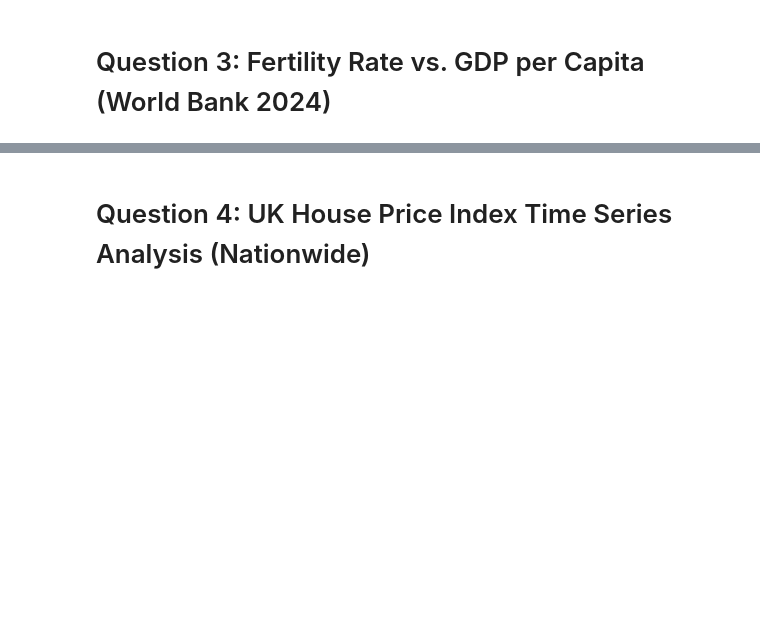
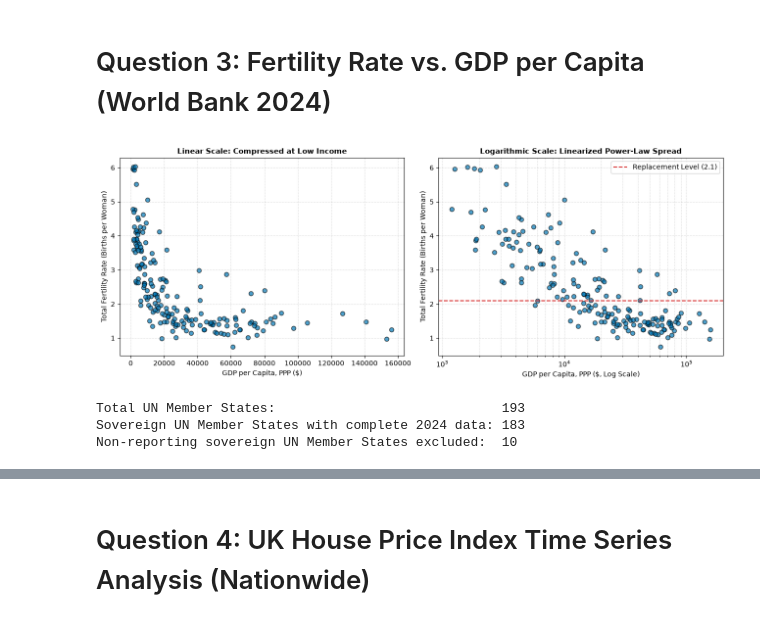
Before and after one commit to Alaindeve1/DIAML_3, a Jupyter notebook: nalain_DIAML_Assignment3.ipynb, the cells around one changed output, grey strips where cells are left out. Cells and saved outputs as stored; diff of their text form; code cells hidden in the pictures; blank space fills up the shorter version.

```diff
--- a/nalain_DIAML_Assignment3.ipynb
+++ b/nalain_DIAML_Assignment3.ipynb
@@ -205,7 +309,7 @@ plt.show()
 # %% [markdown]
 # Question 3: Fertility Rate vs. GDP per Capita (World Bank 2024)
 # %%
-# (a) Load 2024 World Bank data via API for UN Member States and plot Fertility Rate vs. GDP per Capita (PPP)
+# (a) Load 2024 World Bank data via API for UN Member States and compare Linear vs. Logarithmic scales
 import json
 import urllib.request
 import matplotlib.pyplot as plt
@@ -214,7 +318,6 @@ import pandas as pd
 from scipy import stats
 
 # 1. Official 193 United Nations Member States (ISO-3 codes)
-# Source: United Nations Member States (https://www.un.org/en/about-us/member-states)
 un_member_codes = {
     'AFG', 'ALB', 'DZA', 'AND', 'AGO', 'ATG', 'ARG', 'ARM', 'AUS', 'AUT', 'AZE',
     'BHS', 'BHR', 'BGD', 'BRB', 'BLR', 'BEL', 'BLZ', 'BEN', 'BTN', 'BOL', 'BIH',
@@ -236,61 +339,66 @@ un_member_codes = {
     'VUT', 'VEN', 'VNM', 'YEM', 'ZMB', 'ZWE'
 }
 
-assert len(un_member_codes) == 193, 'The UN Member State set must contain 193 codes.'
-
 # 2. Fetch indicators from World Bank API for 2024
 def fetch_world_bank_data(indicator_id):
     api_url = f"https://api.worldbank.org/v2/country/all/indicator/{indicator_id}?date=2024&format=json&per_page=300"
     request = urllib.request.Request(api_url, headers={'User-Agent': 'Mozilla/5.0'})
     with urllib.request.urlopen(request) as response:
         content = json.loads(response.read().decode('utf-8'))[1]
     return {
         item['countryiso3code']: (item['country']['value'], item['value'])
         for item in content if item.get('countryiso3code')
     }
 
-# Fetch Total Fertility Rate (SP.DYN.TFRT.IN) and GDP per Capita PPP (NY.GDP.PCAP.PP.CD)
 fertility_lookup = fetch_world_bank_data('SP.DYN.TFRT.IN')
 gdp_ppp_lookup = fetch_world_bank_data('NY.GDP.PCAP.PP.CD')
 
-# 3. Build clean DataFrame restricted to UN Member States
 country_records = []
 for code in sorted(un_member_codes):
     country_name = fertility_lookup.get(code, (code, None))[0]
     fertility_val = fertility_lookup.get(code, (None, None))[1]
     gdp_val = gdp_ppp_lookup.get(code, (None, None))[1]
     country_records.append({
         'country_code': code,
         'country_name': country_name,
         'fertility_rate': fertility_val,
         'gdp_per_capita_ppp': gdp_val
     })
 
 wb_demographics = pd.DataFrame(country_records).dropna(subset=['fertility_rate', 'gdp_per_capita_ppp']).reset_index(drop=True)
 
-# 4. Produce carefully labeled scatter plot with logarithmic x-axis
-plt.figure(figsize=(8.5, 5.5))
-plt.scatter(
-    wb_demographics['gdp_per_capita_ppp'],
-    wb_demographics['fertility_rate'],
-    color='#2a6f97',
-    edgecolor='#012a4a',
-    alpha=0.75,
-    s=50
-)
+# 3. Dual-panel comparison: Linear Scale vs. Logarithmic Scale (Direct visual justification)
+fig, axes = plt.subplots(1, 2, figsize=(13, 5))
 
-plt.xscale('log')
-plt.xlabel('GDP per Capita, PPP (Current International $, Log Scale)', fontsize=11)
-plt.ylabel('Total Fertility Rate (Births per Woman)', fontsize=11)
-plt.title('Global Fertility Rate vs. GDP per Capita, PPP (2024) - UN Member States', fontsize=12, fontweight='bold')
-plt.grid(True, which='both', linestyle='--', alpha=0.45)
+# Panel 1: Linear Scale (shows extreme bunching near y-axis)
+axes[0].scatter(wb_demographics['gdp_per_capita_ppp'], wb_demographics['fertility_rate'], color='#0077b6', edgecolor='black', alpha=0.7, s=40)
+axes[0].set_title('Linear Scale: Compressed at Low Income', fontsize=11, fontweight='bold')
+axes[0].set_xlabel('GDP per Capita, PPP ($)', fontsize=10)
+axes[0].set_ylabel('Total Fertility Rate (Births per Woman)', fontsize=10)
+axes[0].grid(True, linestyle='--', alpha=0.4)
+
+# Panel 2: Logarithmic Scale (linearizes relationship, equalizes spread)
+axes[1].scatter(wb_demographics['gdp_per_capita_ppp'], wb_demographics['fertility_rate'], color='#0077b6', edgecolor='black', alpha=0.7, s=40)
+axes[1].set_xscale('log')
+axes[1].axhline(2.1, color='#d62828', linestyle='--', linewidth=1.5, label='Replacement Level (2.1)')
+axes[1].set_title('Logarithmic Scale: Linearized Power-Law Spread', fontsize=11, fontweight='bold')
+axes[1].set_xlabel('GDP per Capita, PPP ($, Log Scale)', fontsize=10)
+axes[1].set_ylabel('Total Fertility Rate (Births per Woman)', fontsize=10)
+axes[1].legend(frameon=True, loc='upper right')
+axes[1].grid(True, which='both', linestyle='--', alpha=0.4)
+
 plt.tight_layout()
 plt.show()
 
-# Display sovereign sample summary
-print(f"Total UN Member States: {len(un_member_codes)}")
+# Display sample counts
+print(f"Total UN Member States:                             {len(un_member_codes)}")
 print(f"Sovereign UN Member States with complete 2024 data: {len(wb_demographics)}")
-print(f"Non-reporting sovereign UN Member States excluded: {len(un_member_codes) - len(wb_demographics)}")
+print(f"Non-reporting sovereign UN Member States excluded:  {len(un_member_codes) - len(wb_demographics)}")
+# %% [output]
+[figure, added]
+Total UN Member States:                             193
+Sovereign UN Member States with complete 2024 data: 183
+Non-reporting sovereign UN Member States excluded:  10
 # %%
 # (b) Estimate Pearson (raw and log GDP) and Spearman correlations
 
```
Also changed, not shown: parts of 19 cells of this notebook.
